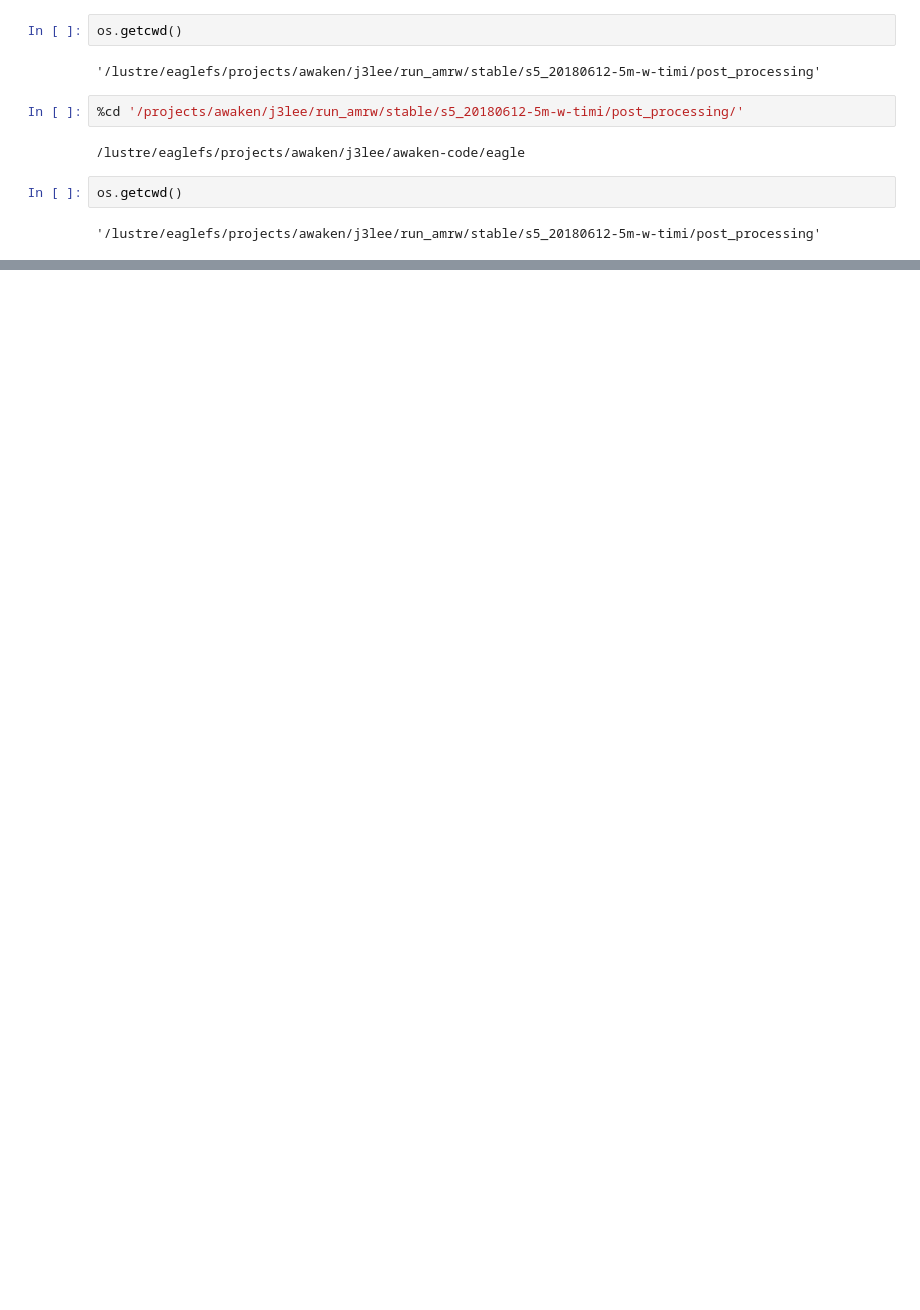
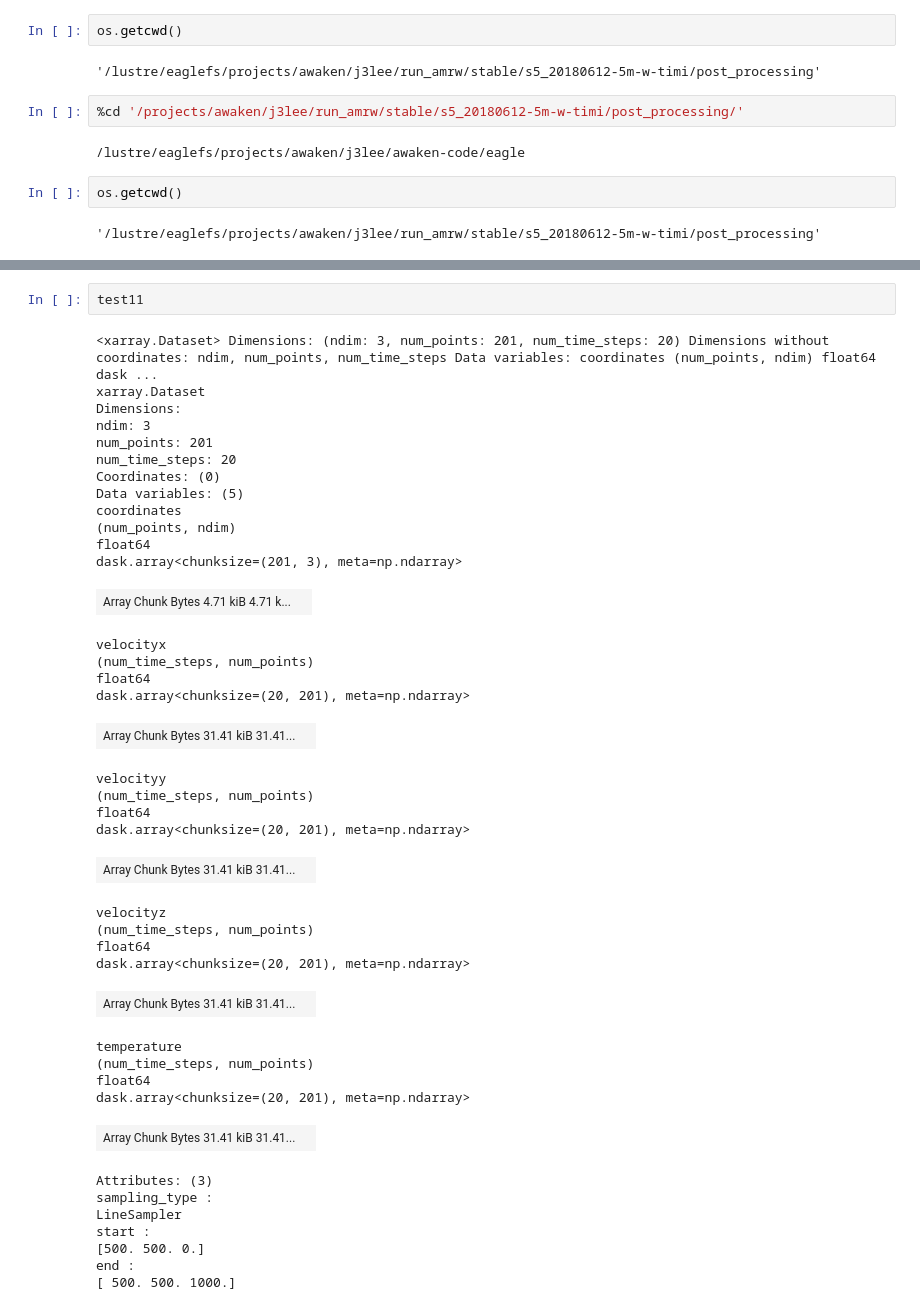
Before and after one commit to joejoeyjoseph/awaken-code, a Jupyter notebook: eagle/04_tower.ipynb, the cells around one changed output, grey strips where cells are left out. Drawn from its saved outputs; the diff is of its cells as text; blank space fills up the shorter version.

```diff
--- a/eagle/04_tower.ipynb
+++ b/eagle/04_tower.ipynb
@@ -534,0 +568,43 @@ os.getcwd()
+# %%
+test11
+# %% [output]
+<xarray.Dataset> Dimensions: (ndim: 3, num_points: 201, num_time_steps: 20) Dimensions without coordinates: ndim, num_points, num_time_steps Data variables: coordinates (num_points, ndim) float64 dask ...
+xarray.Dataset
+Dimensions:
+ndim: 3
+num_points: 201
+num_time_steps: 20
+Coordinates: (0)
+Data variables: (5)
+coordinates
+(num_points, ndim)
+float64
+dask.array<chunksize=(201, 3), meta=np.ndarray>
+| Array Chunk Bytes 4.71 kiB 4.71 k... |  |
+velocityx
+(num_time_steps, num_points)
+float64
+dask.array<chunksize=(20, 201), meta=np.ndarray>
+| Array Chunk Bytes 31.41 kiB 31.41... |  |
+velocityy
+(num_time_steps, num_points)
+float64
+dask.array<chunksize=(20, 201), meta=np.ndarray>
+| Array Chunk Bytes 31.41 kiB 31.41... |  |
+velocityz
+(num_time_steps, num_points)
+float64
+dask.array<chunksize=(20, 201), meta=np.ndarray>
+| Array Chunk Bytes 31.41 kiB 31.41... |  |
+temperature
+(num_time_steps, num_points)
+float64
+dask.array<chunksize=(20, 201), meta=np.ndarray>
+| Array Chunk Bytes 31.41 kiB 31.41... |  |
+Attributes: (3)
+sampling_type :
+LineSampler
+start :
+[500. 500. 0.]
+end :
+[ 500. 500. 1000.]
```
Also changed, not shown: parts of 11 cells of this notebook.
